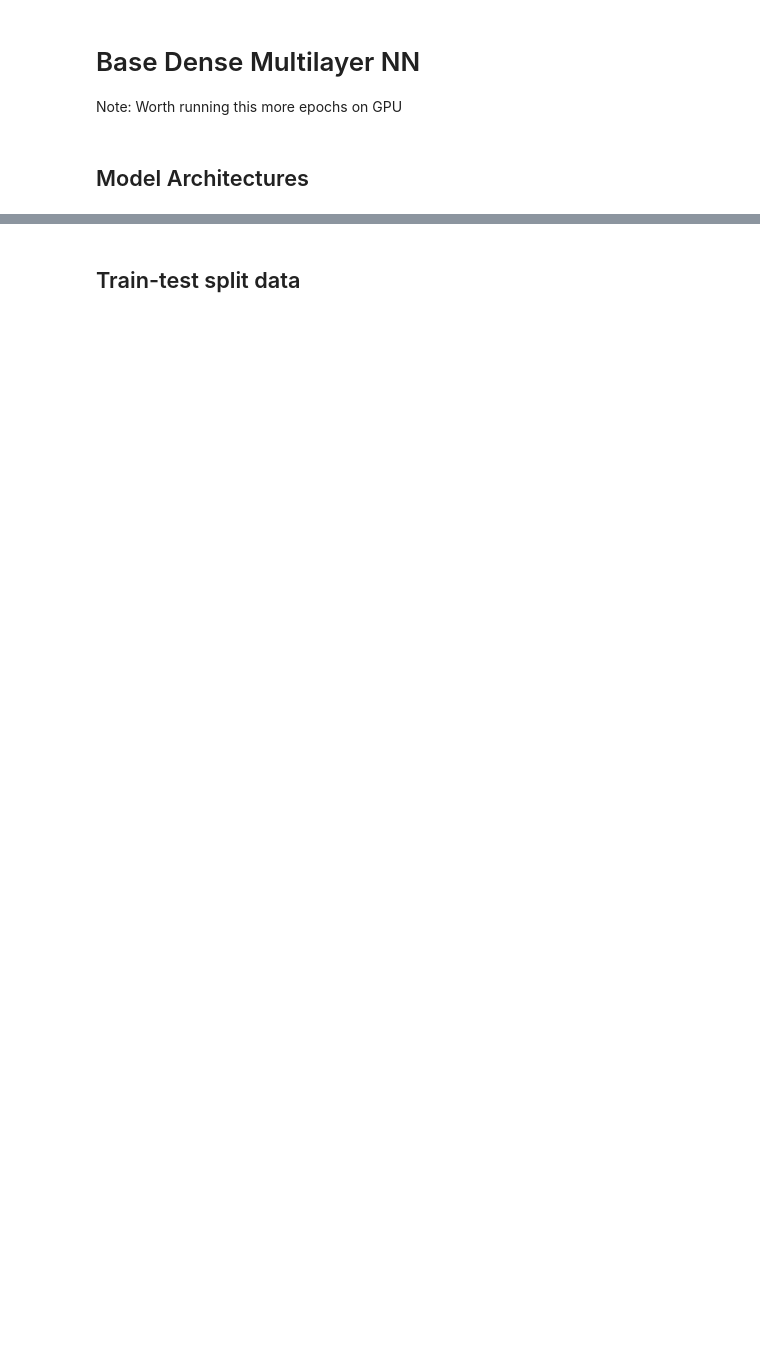
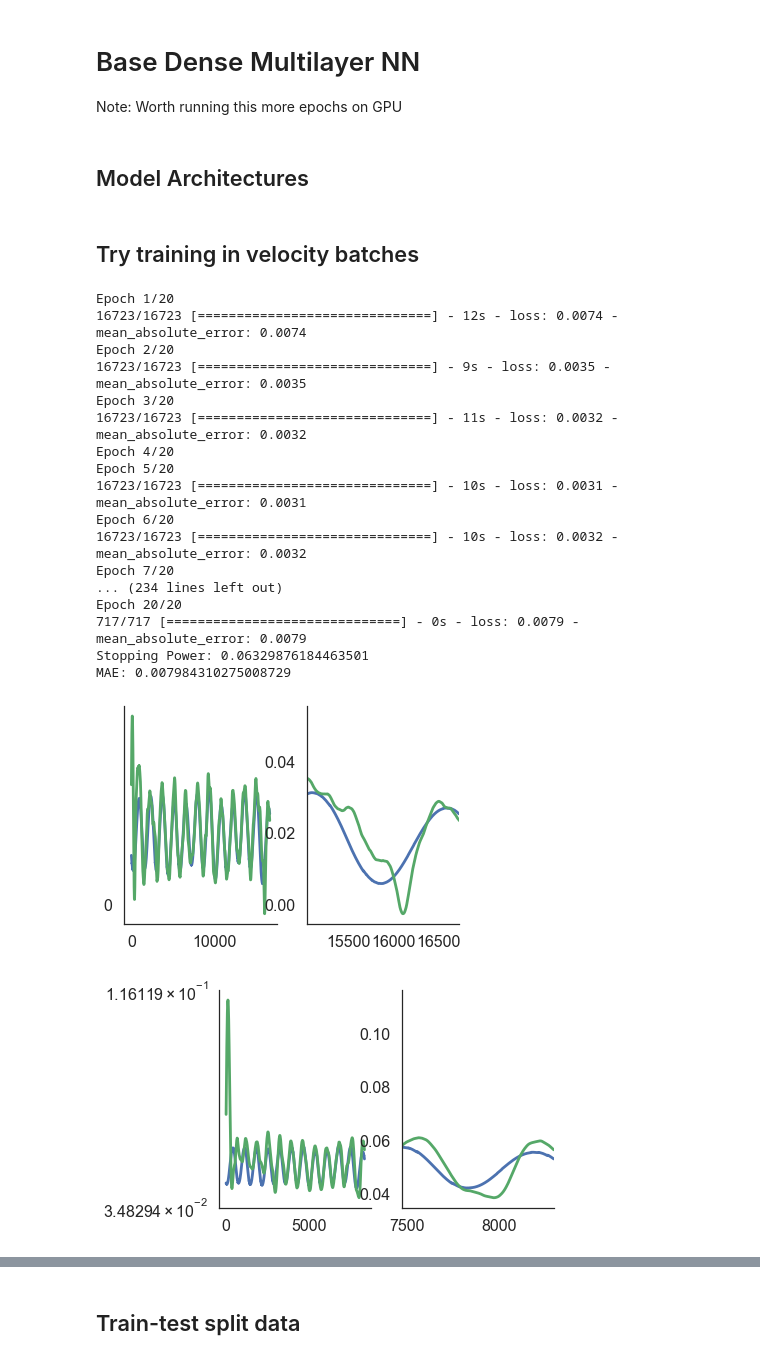
Before and after one commit to globus-labs/stopping-power-ml, a Jupyter notebook: neural.ipynb, the cells around one changed output, grey strips where cells are left out. Saved outputs shown, nothing was run; the diff lists cells and outputs as text; code cells hidden in the pictures; blank space fills up the shorter version.

```diff
--- a/neural.ipynb
+++ b/neural.ipynb
@@ -208,3 +261,38 @@ def get_mlp_deep(activation="linear"):
     model.add(Dense(1, activation=activation))
     model.compile(loss='mae', optimizer='adam', metrics=['mae'])
     return model
+# %% [markdown]
+## Try training in velocity batches
+# %%
+#Instantiate Model
+model = get_mlp_deep(X_si)
+epochs = 20
+
+for df in dfs_si_train:
+    (X_tr, y_tr) = get_data_columns(df)
+
+    model, r = transfer_train(model, X_tr, y_tr,splits=[len(X_tr)], batch_size=50, epochs=epochs)
+
+    preds, mae, sp = predict_summarize([model], X_tr, y_tr)
+    print("Stopping Power: {} \nMAE: {}".format(sp,mae))
+    summary_plots(preds, y_tr)
+# %% [output]
+Epoch 1/20
+16723/16723 [==============================] - 12s - loss: 0.0074 - mean_absolute_error: 0.0074
+Epoch 2/20
+16723/16723 [==============================] - 9s - loss: 0.0035 - mean_absolute_error: 0.0035
+Epoch 3/20
+16723/16723 [==============================] - 11s - loss: 0.0032 - mean_absolute_error: 0.0032
+Epoch 4/20
+Epoch 5/20
+16723/16723 [==============================] - 10s - loss: 0.0031 - mean_absolute_error: 0.0031
+Epoch 6/20
+16723/16723 [==============================] - 10s - loss: 0.0032 - mean_absolute_error: 0.0032
+Epoch 7/20
+... (234 lines left out)
+Epoch 20/20
+717/717 [==============================] - 0s - loss: 0.0079 - mean_absolute_error: 0.0079
+Stopping Power: 0.06329876184463501
+MAE: 0.007984310275008729
+[figure, added]
+[figure, added]
```
Also changed, not shown: parts of 16 cells of this notebook.
